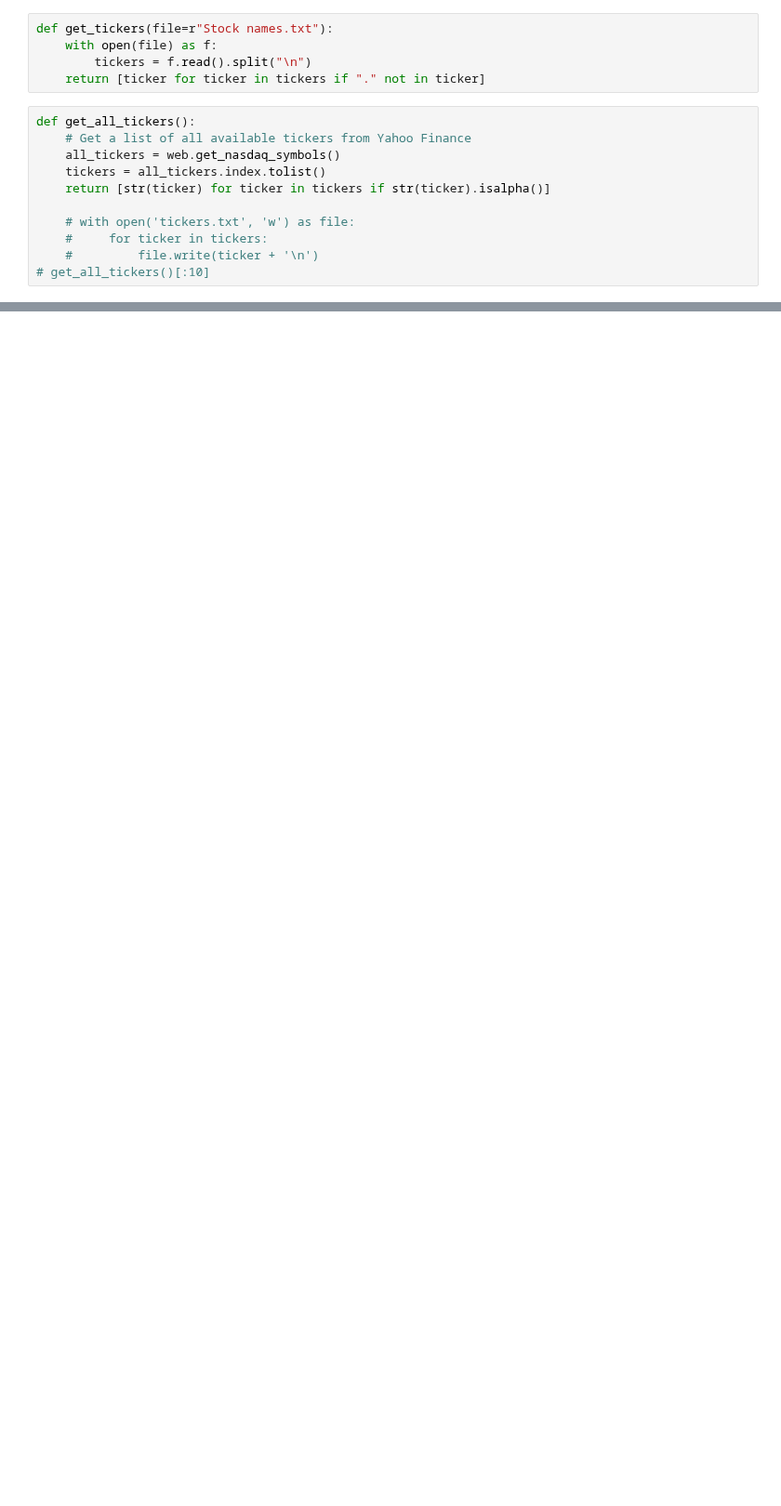
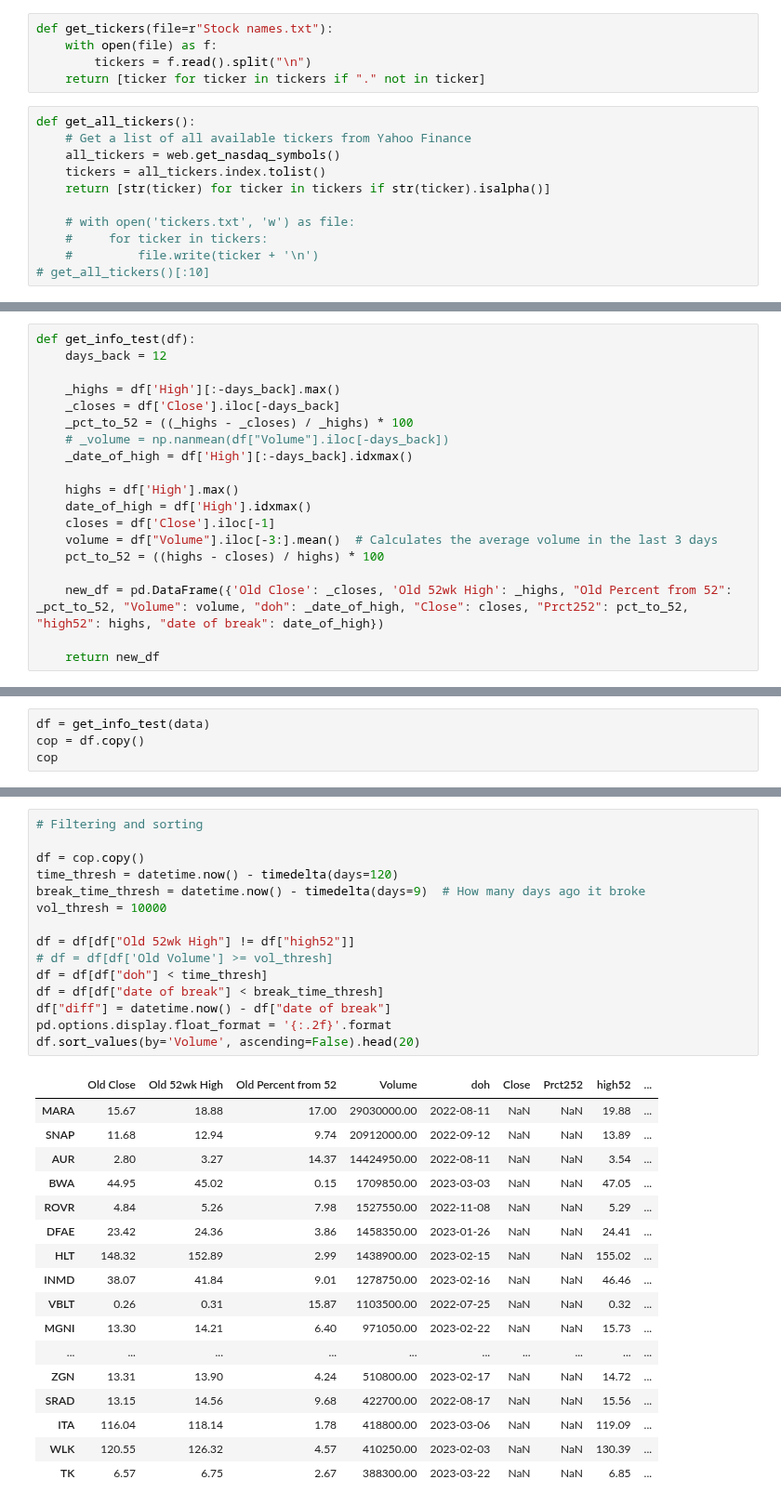
Before and after one commit to Idanq1/Stocks-Strategies, a Jupyter notebook: Scanners/Screener8 52 high.ipynb, the cells around one changed output, grey strips where cells are left out. Shown at 93% size. Drawn from its saved outputs; the diff is of its cells as text; blank space fills up the shorter version.

```diff
--- a/Scanners/Screener8 52 high.ipynb
+++ b/Scanners/Screener8 52 high.ipynb
@@ -94,0 +84,19 @@ cop
+# %%
+def get_info_test(df):
+    days_back = 12
+
+    _highs = df['High'][:-days_back].max()
+    _closes = df['Close'].iloc[-days_back]
+    _pct_to_52 = ((_highs - _closes) / _highs) * 100
+    # _volume = np.nanmean(df["Volume"].iloc[-days_back])
+    _date_of_high = df['High'][:-days_back].idxmax()
+
+    highs = df['High'].max()
+    date_of_high = df['High'].idxmax()
+    closes = df['Close'].iloc[-1]
+    volume = df["Volume"].iloc[-3:].mean()  # Calculates the average volume in the last 3 days
+    pct_to_52 = ((highs - closes) / highs) * 100
+
+    new_df = pd.DataFrame({'Old Close': _closes, 'Old 52wk High': _highs, "Old Percent from 52": _pct_to_52, "Volume": volume, "doh": _date_of_high, "Close": closes, "Prct252": pct_to_52, "high52": highs, "date of break": date_of_high})
+
+    return new_df
@@ -94,0 +108,4 @@ cop
+# %%
+df = get_info_test(data)
+cop = df.copy()
+cop
@@ -94,0 +126,33 @@ cop
+# %%
+# Filtering and sorting
+
+df = cop.copy()
+time_thresh = datetime.now() - timedelta(days=120)
+break_time_thresh = datetime.now() - timedelta(days=9)  # How many days ago it broke
+vol_thresh = 10000
+
+df = df[df["Old 52wk High"] != df["high52"]]
+# df = df[df['Old Volume'] >= vol_thresh]
+df = df[df["doh"] < time_thresh]
+df = df[df["date of break"] < break_time_thresh]
+df["diff"] = datetime.now() - df["date of break"]
+pd.options.display.float_format = '{:.2f}'.format
+df.sort_values(by='Volume', ascending=False).head(20)
+# %% [output]
+|  | Old Close | Old 52wk High | Old Percent from 52 | Volume | doh | Close | Prct252 | high52 | ... |
+| MARA | 15.67 | 18.88 | 17.00 | 29030000.00 | 2022-08-11 | NaN | NaN | 19.88 | ... |
+| SNAP | 11.68 | 12.94 | 9.74 | 20912000.00 | 2022-09-12 | NaN | NaN | 13.89 | ... |
+| AUR | 2.80 | 3.27 | 14.37 | 14424950.00 | 2022-08-11 | NaN | NaN | 3.54 | ... |
+| BWA | 44.95 | 45.02 | 0.15 | 1709850.00 | 2023-03-03 | NaN | NaN | 47.05 | ... |
+| ROVR | 4.84 | 5.26 | 7.98 | 1527550.00 | 2022-11-08 | NaN | NaN | 5.29 | ... |
+| DFAE | 23.42 | 24.36 | 3.86 | 1458350.00 | 2023-01-26 | NaN | NaN | 24.41 | ... |
+| HLT | 148.32 | 152.89 | 2.99 | 1438900.00 | 2023-02-15 | NaN | NaN | 155.02 | ... |
+| INMD | 38.07 | 41.84 | 9.01 | 1278750.00 | 2023-02-16 | NaN | NaN | 46.46 | ... |
+| VBLT | 0.26 | 0.31 | 15.87 | 1103500.00 | 2022-07-25 | NaN | NaN | 0.32 | ... |
+| MGNI | 13.30 | 14.21 | 6.40 | 971050.00 | 2023-02-22 | NaN | NaN | 15.73 | ... |
+| ... | ... | ... | ... | ... | ... | ... | ... | ... | ... |
+| ZGN | 13.31 | 13.90 | 4.24 | 510800.00 | 2023-02-17 | NaN | NaN | 14.72 | ... |
+| SRAD | 13.15 | 14.56 | 9.68 | 422700.00 | 2022-08-17 | NaN | NaN | 15.56 | ... |
+| ITA | 116.04 | 118.14 | 1.78 | 418800.00 | 2023-03-06 | NaN | NaN | 119.09 | ... |
+| WLK | 120.55 | 126.32 | 4.57 | 410250.00 | 2023-02-03 | NaN | NaN | 130.39 | ... |
+| TK | 6.57 | 6.75 | 2.67 | 388300.00 | 2023-03-22 | NaN | NaN | 6.85 | ... |
```
Also changed, not shown: parts of 9 cells of this notebook.
